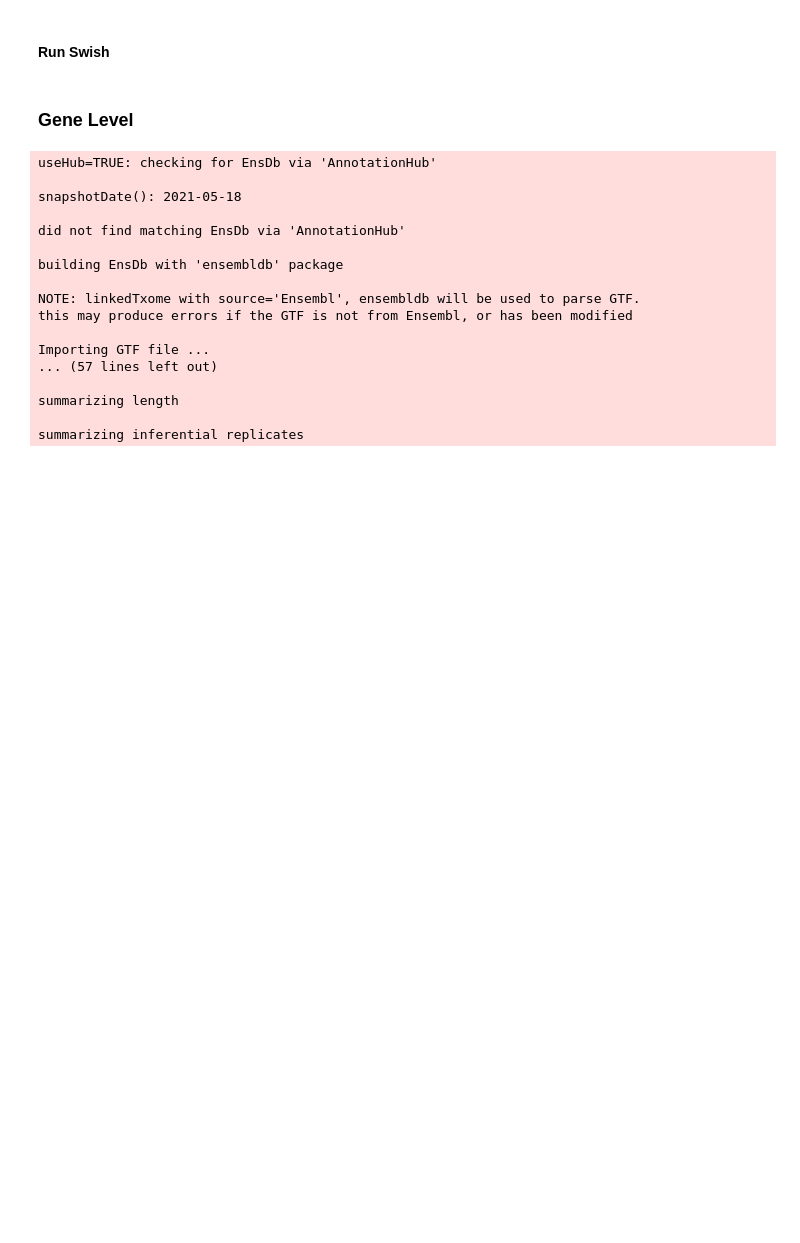
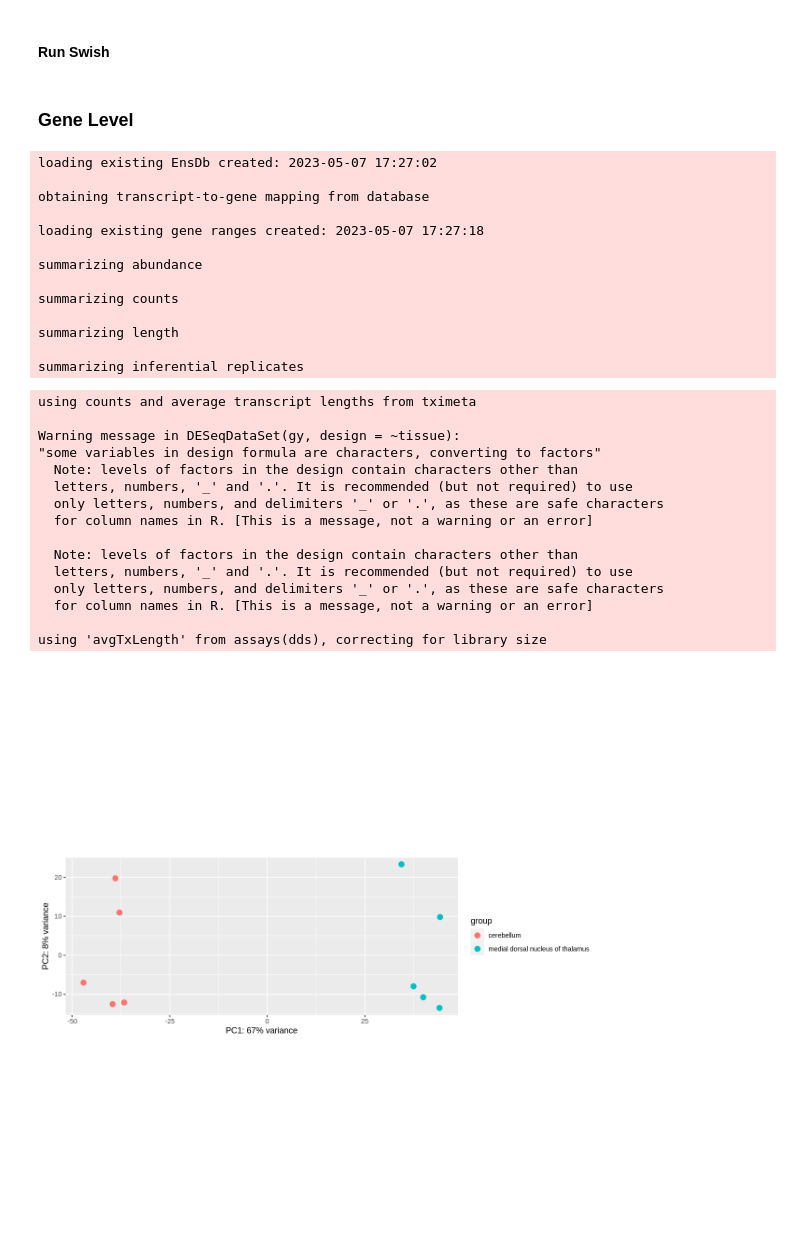
Before and after one commit to NPSDC/treeTerminusScripts, a Jupyter notebook: Chimpanzee/tree_analysis/DE/tseChimp_create.ipynb, the cells around one changed output. Saved outputs shown, nothing was run; the diff lists cells and outputs as text; code cells hidden in the pictures; blank space fills up the shorter version.

Commit message:
Chimp DE added

```diff
--- a/Chimpanzee/tree_analysis/DE/tseChimp_create.ipynb
+++ b/Chimpanzee/tree_analysis/DE/tseChimp_create.ipynb
@@ -227,21 +217,42 @@ save(yAll, file=file.path(saveDir, "yAll.RData"))
 # %%
 load("environment/Chimp/se_chimp.RData")
 gy <- summarizeToGene(seChimp)
+gy <- gy[,colnames(tseChimp)]
 # %% [output]
-useHub=TRUE: checking for EnsDb via 'AnnotationHub'
+loading existing EnsDb created: 2023-05-07 17:27:02
 
-snapshotDate(): 2021-05-18
+obtaining transcript-to-gene mapping from database
 
-did not find matching EnsDb via 'AnnotationHub'
+loading existing gene ranges created: 2023-05-07 17:27:18
 
-building EnsDb with 'ensembldb' package
+summarizing abundance
 
-NOTE: linkedTxome with source='Ensembl', ensembldb will be used to parse GTF.
-this may produce errors if the GTF is not from Ensembl, or has been modified
-
-Importing GTF file ...
-... (57 lines left out)
+summarizing counts
 
 summarizing length
 
 summarizing inferential replicates
+# %%
+options(repr.plot.width=10, repr.plot.height=10)
+dds <- DESeqDataSet(gy, design=~tissue)
+dds <- estimateSizeFactors(dds)
+dds <- dds[rowSums(assays(dds)[["counts"]]) > 10,]
+vsd <- vst(dds)
+plotPCA(vsd, intgroup=c("tissue"), ntop=1000)
+# %% [output]
+using counts and average transcript lengths from tximeta
+
+Warning message in DESeqDataSet(gy, design = ~tissue):
+"some variables in design formula are characters, converting to factors"
+  Note: levels of factors in the design contain characters other than
+  letters, numbers, '_' and '.'. It is recommended (but not required) to use
+  only letters, numbers, and delimiters '_' or '.', as these are safe characters
+  for column names in R. [This is a message, not a warning or an error]
+
+  Note: levels of factors in the design contain characters other than
+  letters, numbers, '_' and '.'. It is recommended (but not required) to use
+  only letters, numbers, and delimiters '_' or '.', as these are safe characters
+  for column names in R. [This is a message, not a warning or an error]
+
+using 'avgTxLength' from assays(dds), correcting for library size
+[figure, added]
```
Also changed, not shown: parts of 18 cells of this notebook, 7 other files.
